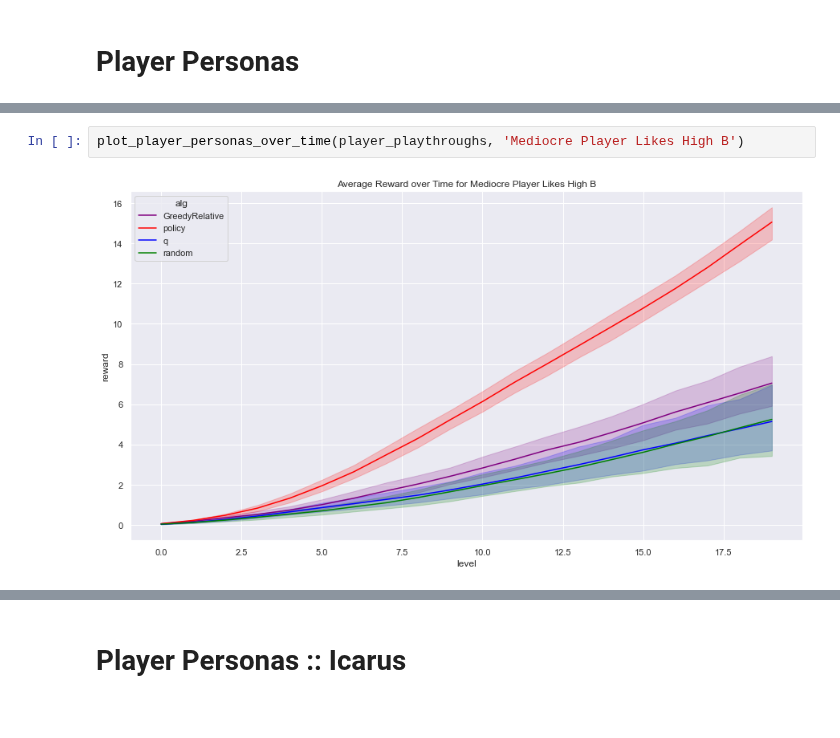
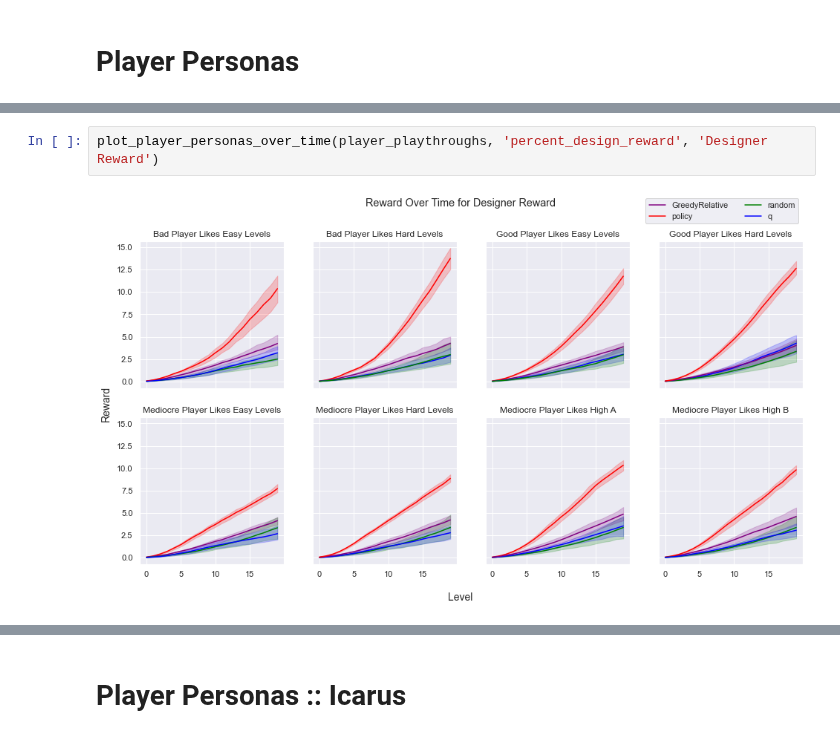
Before and after one commit to crowdgames/mdp-level-assembly, a Jupyter notebook: Analysis.ipynb, the cells around one changed output, grey strips where cells are left out. Drawn from its saved outputs; the diff is of its cells as text.

```diff
--- a/Analysis.ipynb
+++ b/Analysis.ipynb
@@ -297,4 +310,4 @@ plot_player_personas_over_time(player_playthroughs, 'Bad Player Likes Hard Level
-# %%
-plot_player_personas_over_time(player_playthroughs, 'Mediocre Player Likes High B')
-# %% [output]
-[figure, removed]
+# %%
+plot_player_personas_over_time(player_playthroughs, 'percent_design_reward', 'Designer Reward')
+# %% [output]
+[figure, added]
```
Also changed, not shown: parts of 38 cells of this notebook, 9 other files.
